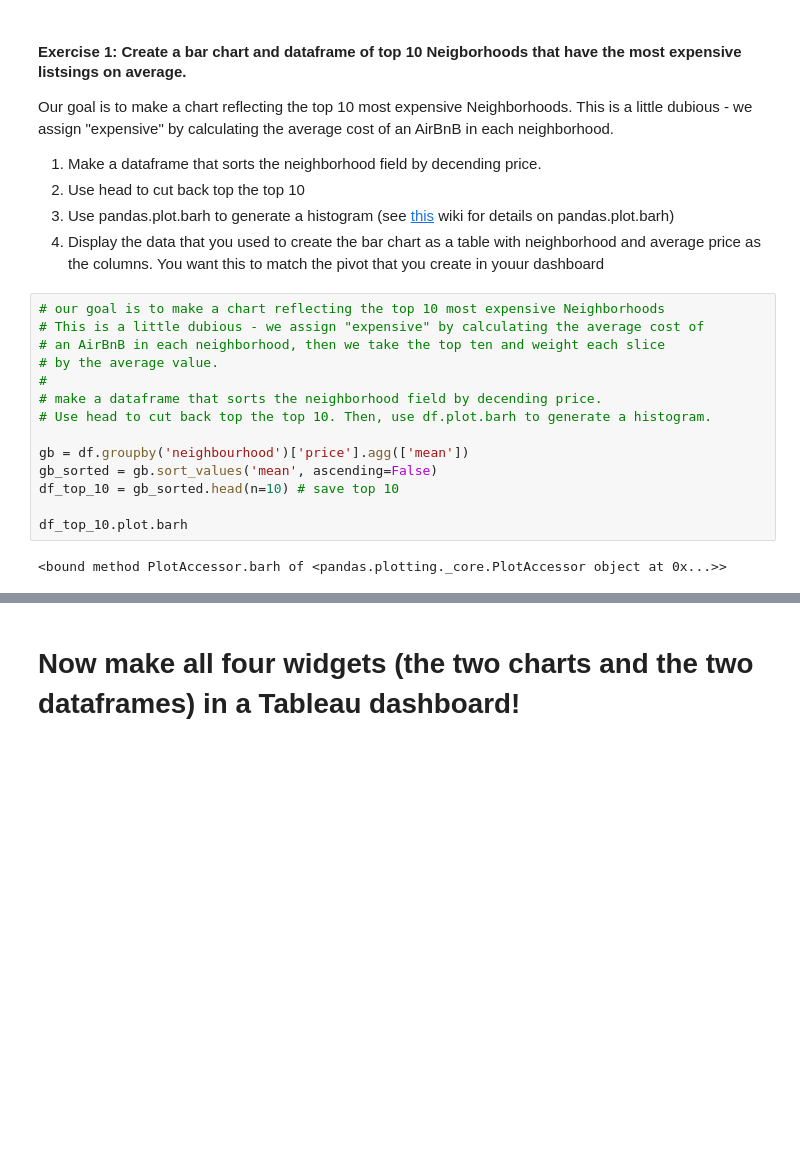
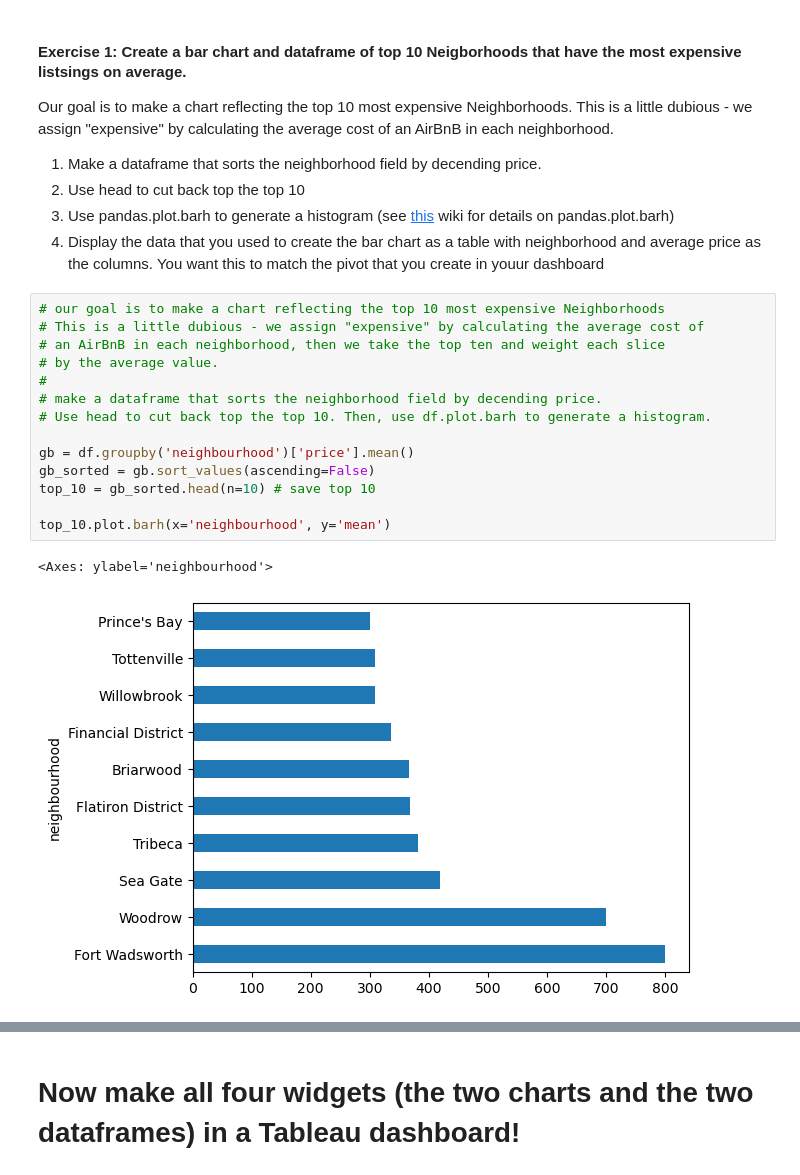
Before and after one commit to alyliann/my-fork-2024-DS-Tue, a Jupyter notebook: Week-03-Data_Analytics-Data_Viz-BI_tools/Exercise-AV.ipynb, the cells around one changed output, grey strips where cells are left out. Saved outputs shown, nothing was run; the diff lists cells and outputs as text; blank space fills up the shorter version.

```diff
--- a/Week-03-Data_Analytics-Data_Viz-BI_tools/Exercise-AV.ipynb
+++ b/Week-03-Data_Analytics-Data_Viz-BI_tools/Exercise-AV.ipynb
@@ -17,17 +17,18 @@ an AirBnB in each neighborhood.
 # %%
 # our goal is to make a chart reflecting the top 10 most expensive Neighborhoods
 # This is a little dubious - we assign "expensive" by calculating the average cost of
 # an AirBnB in each neighborhood, then we take the top ten and weight each slice
 # by the average value.
 #
 # make a dataframe that sorts the neighborhood field by decending price.
 # Use head to cut back top the top 10. Then, use df.plot.barh to generate a histogram.
 
-gb = df.groupby('neighbourhood')['price'].agg(['mean'])
-gb_sorted = gb.sort_values('mean', ascending=False)
-df_top_10 = gb_sorted.head(n=10) # save top 10
+gb = df.groupby('neighbourhood')['price'].mean()
+gb_sorted = gb.sort_values(ascending=False)
+top_10 = gb_sorted.head(n=10) # save top 10
 
-df_top_10.plot.barh
+top_10.plot.barh(x='neighbourhood', y='mean')
 # %% [output]
-<bound method PlotAccessor.barh of <pandas.plotting._core.PlotAccessor object at 0x...>>
+<Axes: ylabel='neighbourhood'>
+[figure, added]
 # %%
```
Also changed, not shown: parts of 4 cells of this notebook.
